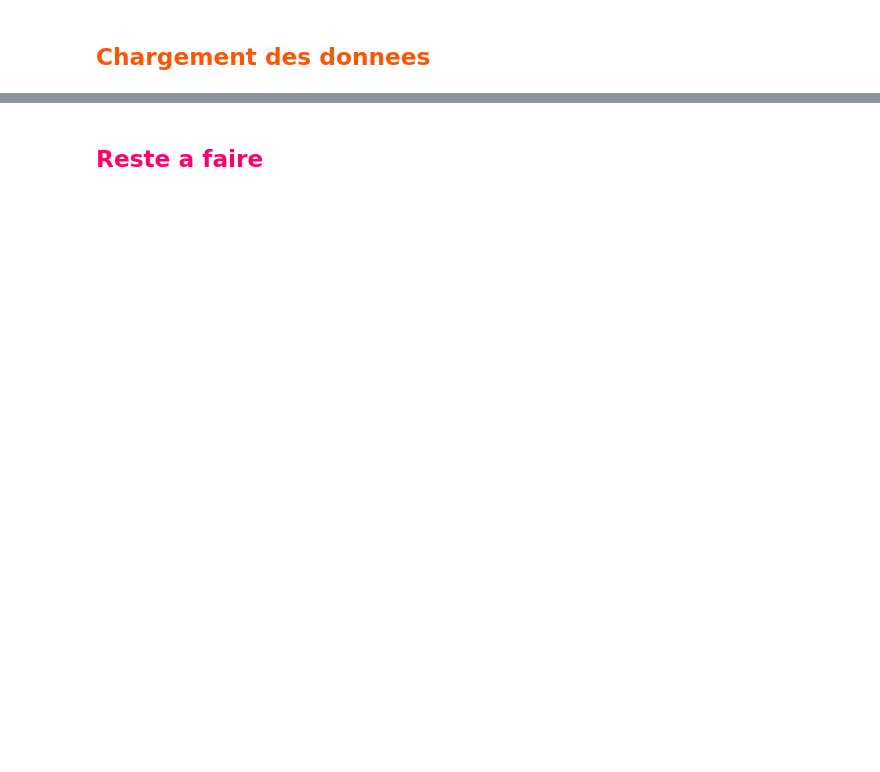
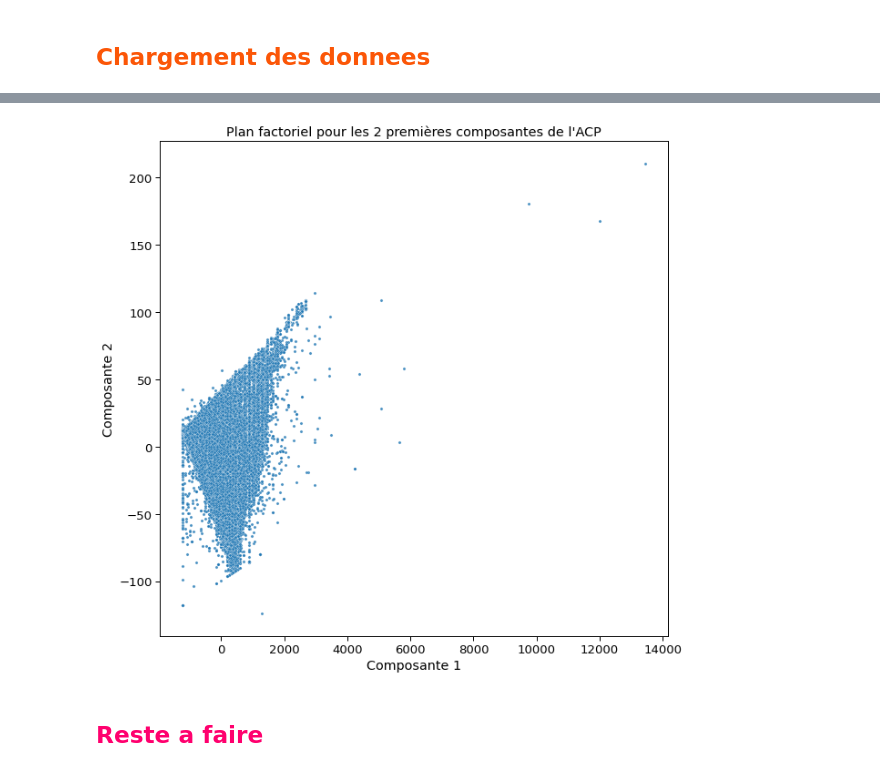
Before and after one commit to 8huit/analyse-de-donnees-nutritionnelles, a Jupyter notebook: p2_donnees_nutritionnelles_exploration.ipynb, the cells around one changed output, grey strips where cells are left out. Saved outputs shown, nothing was run; the diff lists cells and outputs as text; code cells hidden in the pictures; blank space fills up the shorter version.

```diff
--- a/p2_donnees_nutritionnelles_exploration.ipynb
+++ b/p2_donnees_nutritionnelles_exploration.ipynb
@@ -30,0 +140,4 @@ df.head()
+# %%
+x_show = pca.transform(X.select_dtypes(['float64','int32']))[:,0]
+y_show = pca.transform(X.select_dtypes(['float64','int32']))[:,1]
+z_show = pca.transform(X.select_dtypes(['float64','int32']))[:,2]
@@ -31,2 +146,19 @@ df.head()
+# %%
+sns.set_context("paper", font_scale=1.5)
+plt.figure(figsize=(10,10))
+chaine = "Plan factoriel pour les 2 premières composantes de l'ACP"
+plt.title(chaine)
+plt.xlabel('Composante 1')
+plt.ylabel('Composante 2')
+ax = plt.gca()
+
+sns.scatterplot(x = x_show,
+                y = y_show,
+                #hue = hue_show,
+                alpha=0.8, s=10)
+
+sns.set_context("paper", font_scale=1)
+# %% [output]
+[figure, added]
 # %% [markdown]
 ## <font color=#FF006E>Reste a faire</font>
```
Also changed, not shown: parts of 13 cells of this notebook, 2 other files.
